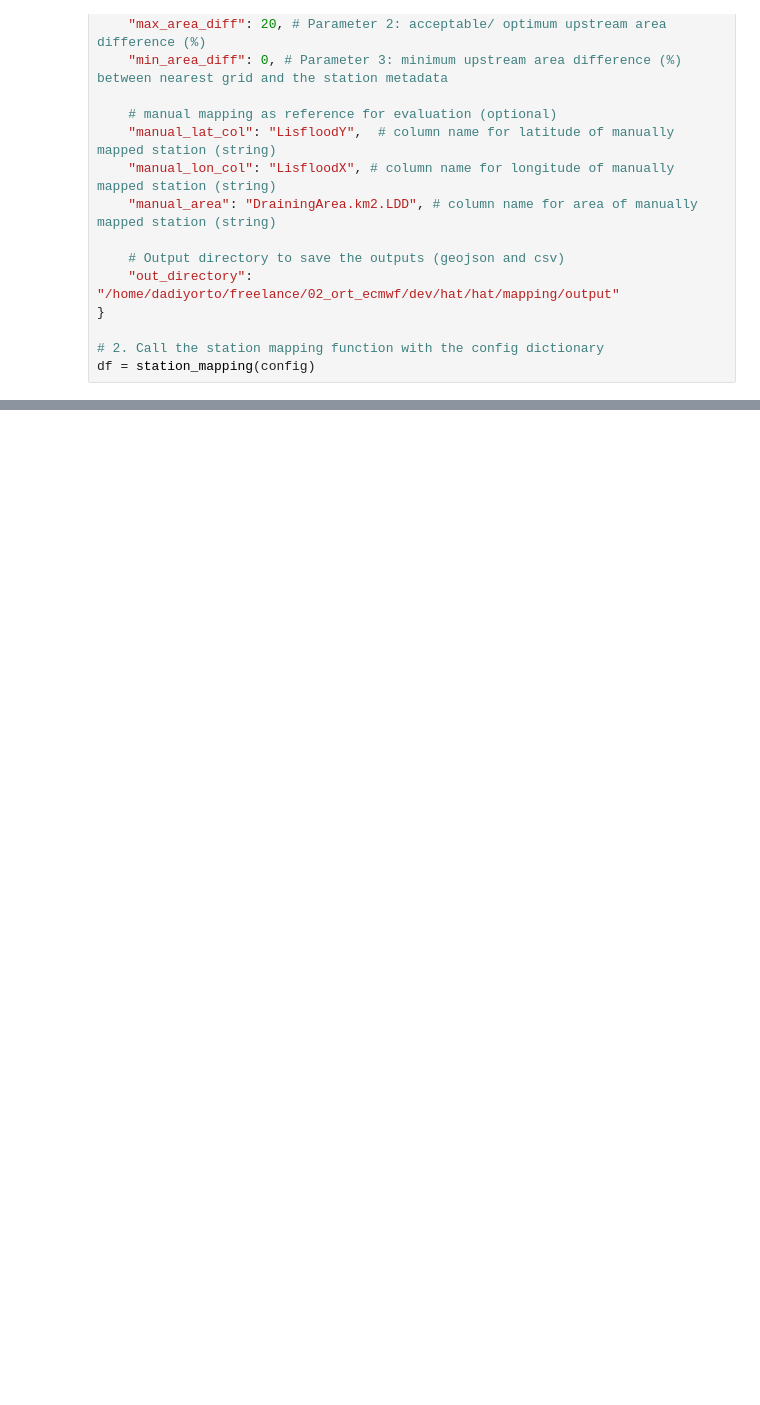
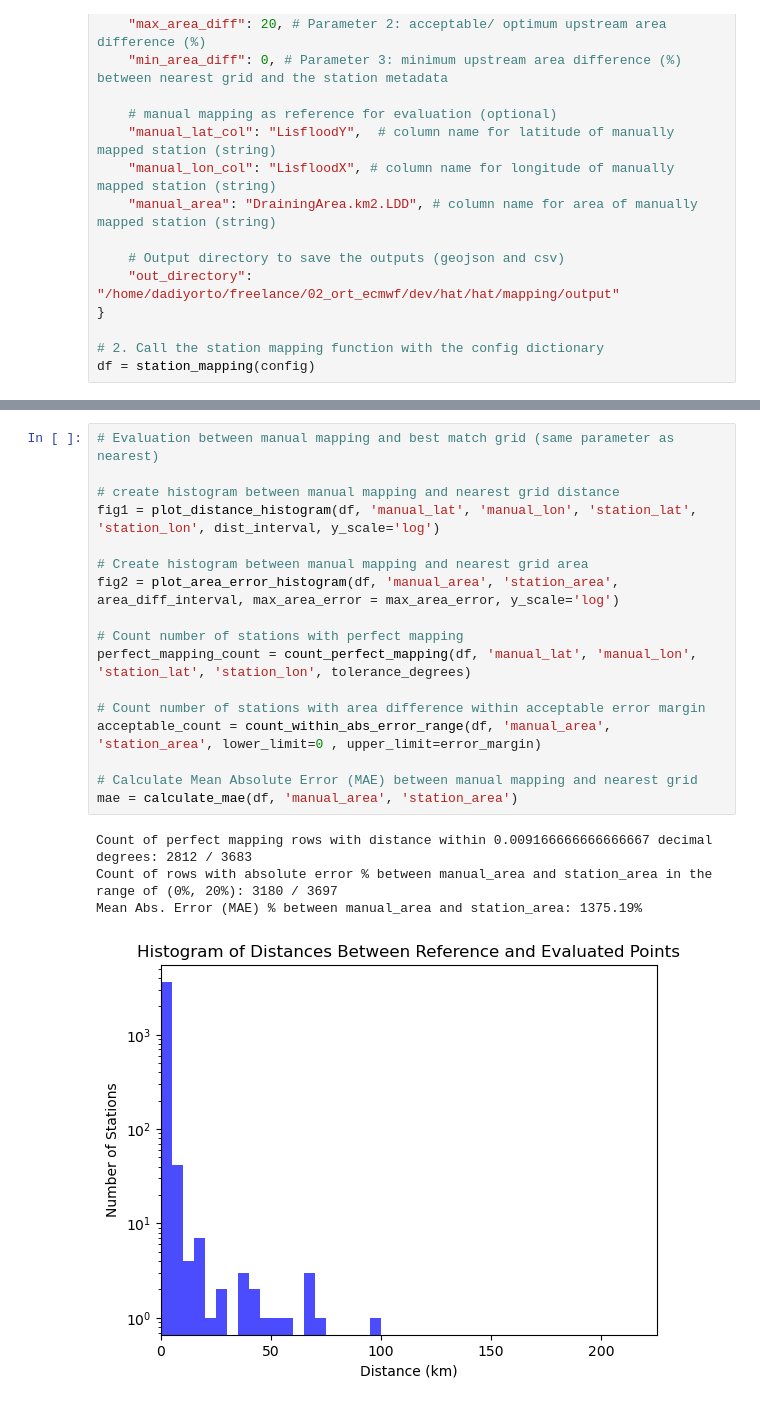
Before and after one commit to ecmwf/hat, a Jupyter notebook: notebooks/examples/5a_station_mapping_evaluate.ipynb, the cells around one changed output, grey strips where cells are left out. Cells and saved outputs as stored; diff of their text form; blank space fills up the shorter version.

```diff
--- a/notebooks/examples/5a_station_mapping_evaluate.ipynb
+++ b/notebooks/examples/5a_station_mapping_evaluate.ipynb
@@ -96,0 +100,22 @@ Mean Abs. Error (MAE) % between manual_area and near_grid_area: 149.33%
+# %%
+# Evaluation between manual mapping and best match grid (same parameter as nearest)
+
+# create histogram between manual mapping and nearest grid distance
+fig1 = plot_distance_histogram(df, 'manual_lat', 'manual_lon', 'station_lat', 'station_lon', dist_interval, y_scale='log')
+
+# Create histogram between manual mapping and nearest grid area
+fig2 = plot_area_error_histogram(df, 'manual_area', 'station_area', area_diff_interval, max_area_error = max_area_error, y_scale='log')
+
+# Count number of stations with perfect mapping
+perfect_mapping_count = count_perfect_mapping(df, 'manual_lat', 'manual_lon', 'station_lat', 'station_lon', tolerance_degrees)
+
+# Count number of stations with area difference within acceptable error margin
+acceptable_count = count_within_abs_error_range(df, 'manual_area', 'station_area', lower_limit=0 , upper_limit=error_margin)
+
+# Calculate Mean Absolute Error (MAE) between manual mapping and nearest grid
+mae = calculate_mae(df, 'manual_area', 'station_area')
+# %% [output]
+Count of perfect mapping rows with distance within 0.009166666666666667 decimal degrees: 2812 / 3683
+Count of rows with absolute error % between manual_area and station_area in the range of (0%, 20%): 3180 / 3697
+Mean Abs. Error (MAE) % between manual_area and station_area: 1375.19%
+[figure, added]
```
Also changed, not shown: parts of 5 cells of this notebook, 3 other files.
